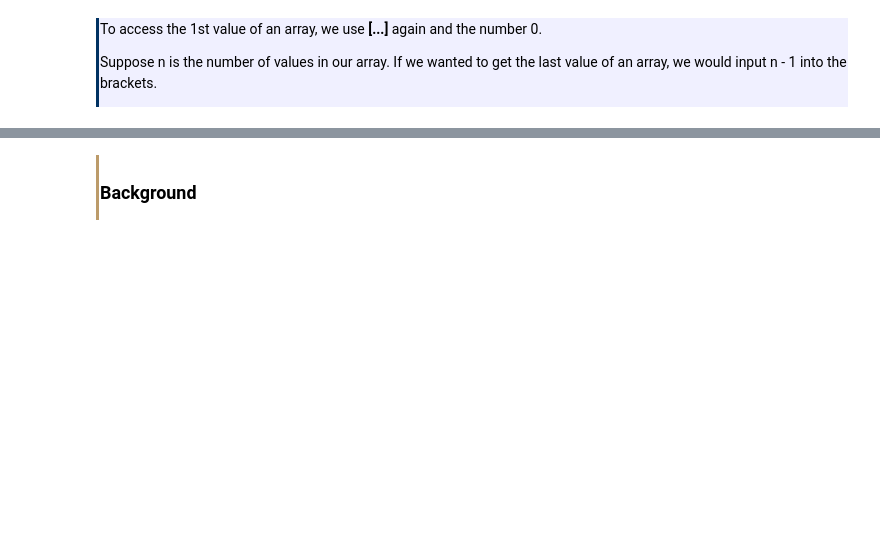
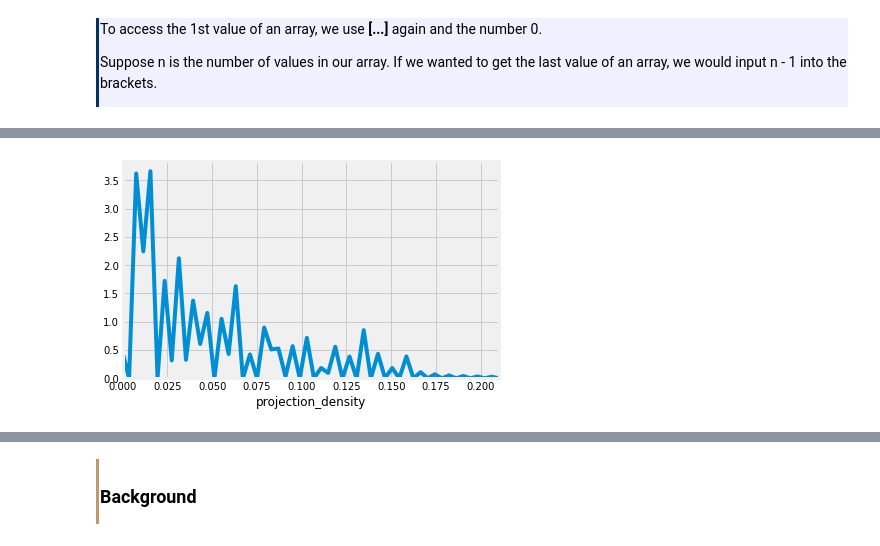
Before and after one commit to ds-modules/NEU-171L, a Jupyter notebook: MCB 163L Intro Answer Key.ipynb, the cells around one changed output, grey strips where cells are left out. Drawn from its saved outputs; the diff is of its cells as text; code cells hidden in the pictures; blank space fills up the shorter version.

```diff
--- a/MCB 163L Intro Answer Key.ipynb
+++ b/MCB 163L Intro Answer Key.ipynb
@@ -431,0 +591,6 @@ proj_density.values[0]
+# %%
+# Run this cell
+plt.xlim(0, 0.21)
+sns.distplot(proj_density, hist=False);
+# %% [output]
+[figure, added]
```
Also changed, not shown: parts of 39 cells of this notebook, 3 other files.
